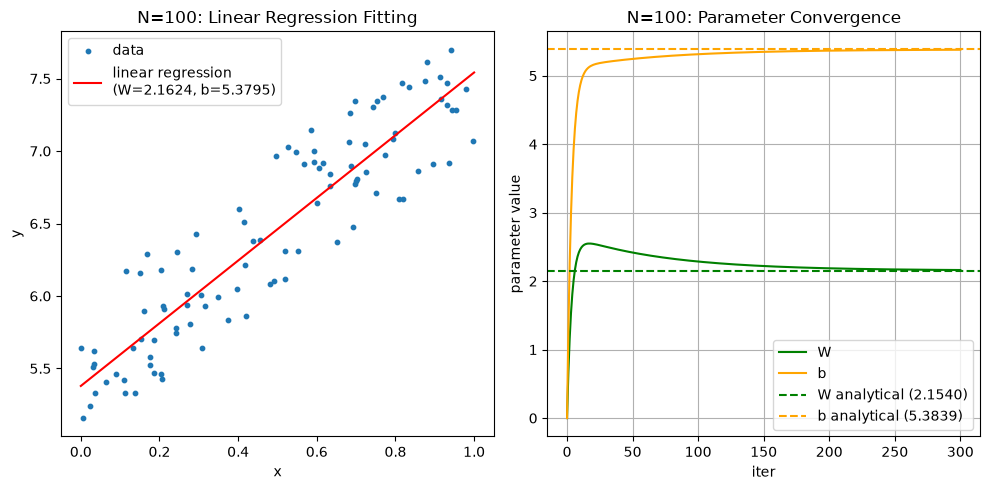
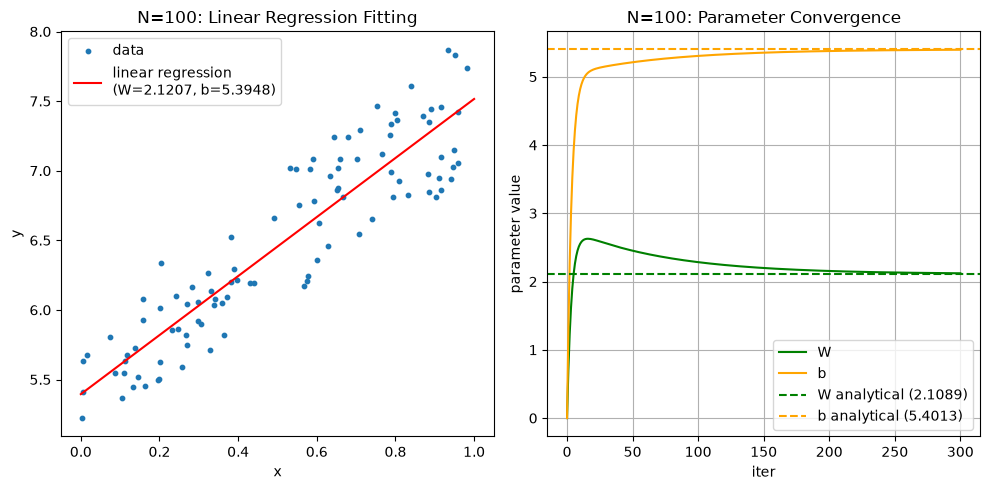
Unified diff of the notebook cell whose output changed from the first chart to the second:
--- before
+++ after
@@ -8,7 +8,7 @@
     return torch.sum(diff ** 2) / N
 
-def run_toy_gradient_descent(x, y, lr=0.1, iters=100):
-    W = torch.zeros((1, 1), requires_grad=True)
-    b = torch.zeros(1, requires_grad=True)
+def run_toy_gradient_descent(x, y, lr=0.1, iters=100, W_init=0.0, b_init=0.0):
+    W = torch.tensor([[W_init]], dtype=torch.float32, requires_grad=True)
+    b = torch.tensor([b_init], dtype=torch.float32, requires_grad=True)
 
     W_history = [W.item()]
@@ -32,5 +32,5 @@
     return W_history, b_history
 
-def display_toy_gradient_descent(ax1, ax2, x, y, W_hist, b_hist, W_an, b_an, N, iters):
+def display_toy_gradient_descent(ax1, ax2, x, y, W_hist, b_hist, W_an, b_an, N, iters, y_lim=None):
     W_final = W_hist[-1]
     b_final = b_hist[-1]
@@ -47,4 +47,6 @@
 
     # right: convergence to analytical solution
+    if y_lim is not None:
+        ax2.set_ylim(y_lim)
     ax2.plot(range(iters + 1), W_hist, color='green', label='W')
     ax2.plot(range(iters + 1), b_hist, color='orange', label='b')

Commit: nb06: fix multiple init_position regression